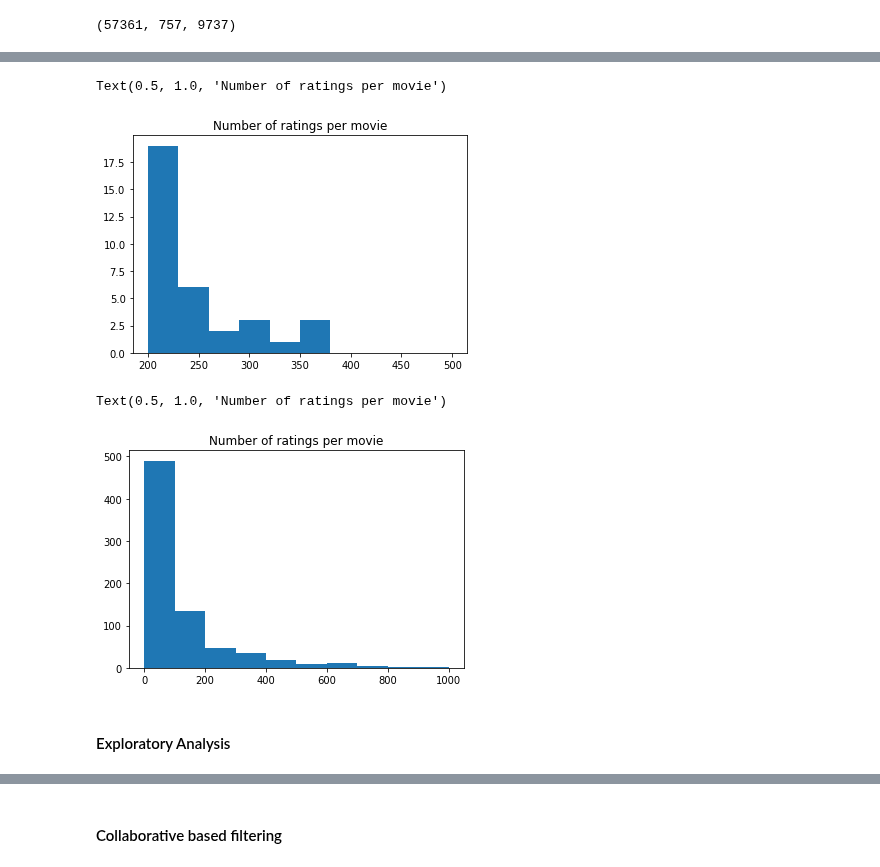
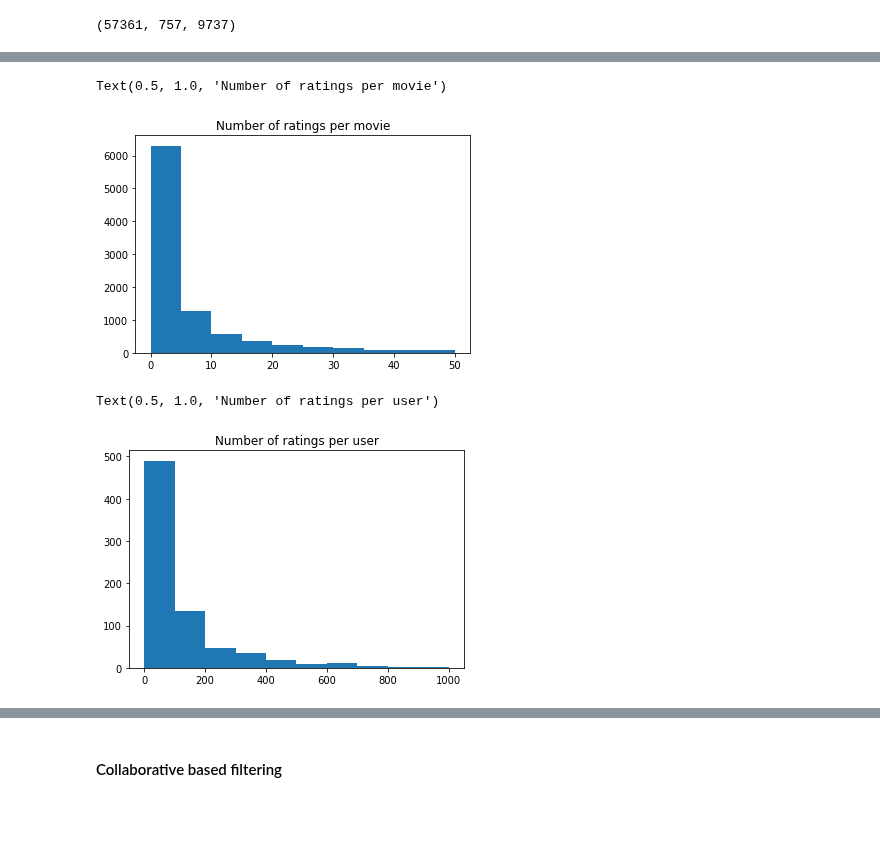
Before and after one commit to Prajakta15Patil/Recommender_System, a Jupyter notebook: RS.ipynb, the cells around one changed output, grey strips where cells are left out. Saved outputs shown, nothing was run; the diff lists cells and outputs as text; code cells hidden in the pictures; blank space fills up the shorter version.

```diff
--- a/RS.ipynb
+++ b/RS.ipynb
@@ -53,6 +58,3 @@ user_ratings[:2]
 # %% [output]
 array([[0. , 0. , 0. , ..., 0. , 0. , 0. ],
        [3.5, 0. , 0. , ..., 0. , 0. , 0. ]])
-# %%
-user_ratings = csr_matrix(user_ratings)
-user_ratings
@@ -66,14 +72,12 @@ movies.movieId.count(), ratings.userId.nunique(), ratings.movieId.nunique()
 # %%
-plt.hist(np.count_nonzero(user_ratings, axis = 0), range= [200,500])
+plt.hist(np.count_nonzero(user_ratings, axis = 0), range=[0,50])
 plt.title("Number of ratings per movie")
 # %% [output]
 Text(0.5, 1.0, 'Number of ratings per movie')
-[figure, old version]
+[figure, new version]
 # %%
 plt.hist(np.count_nonzero(user_ratings, axis = 1), range = [0, 1000])
 plt.title("Number of ratings per user")
 # %% [output]
-Text(0.5, 1.0, 'Number of ratings per movie')
+Text(0.5, 1.0, 'Number of ratings per user')
-[figure, old version]
+[figure, new version]
-# %% [markdown]
-#### Exploratory Analysis
```
Also changed, not shown: parts of 76 cells of this notebook.
